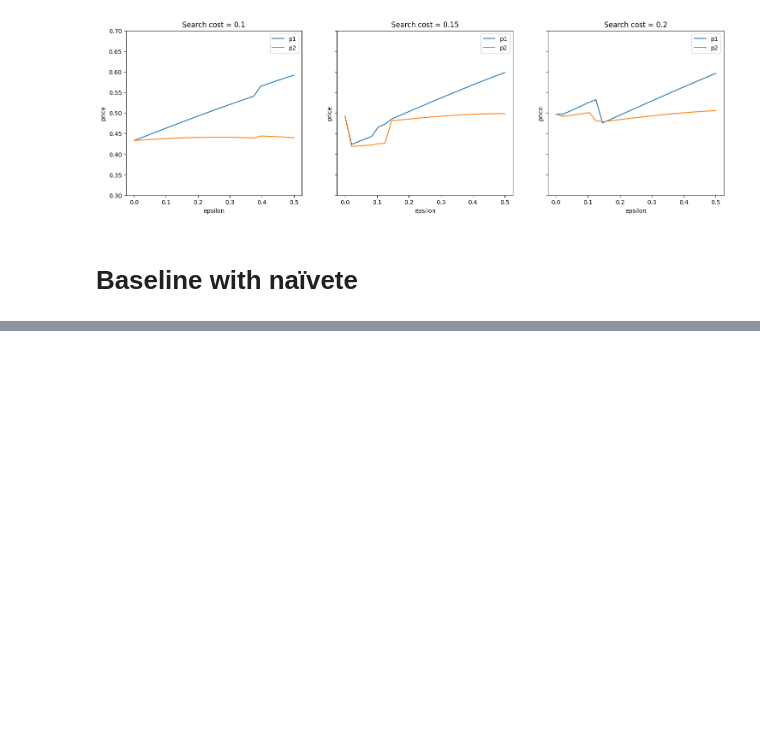
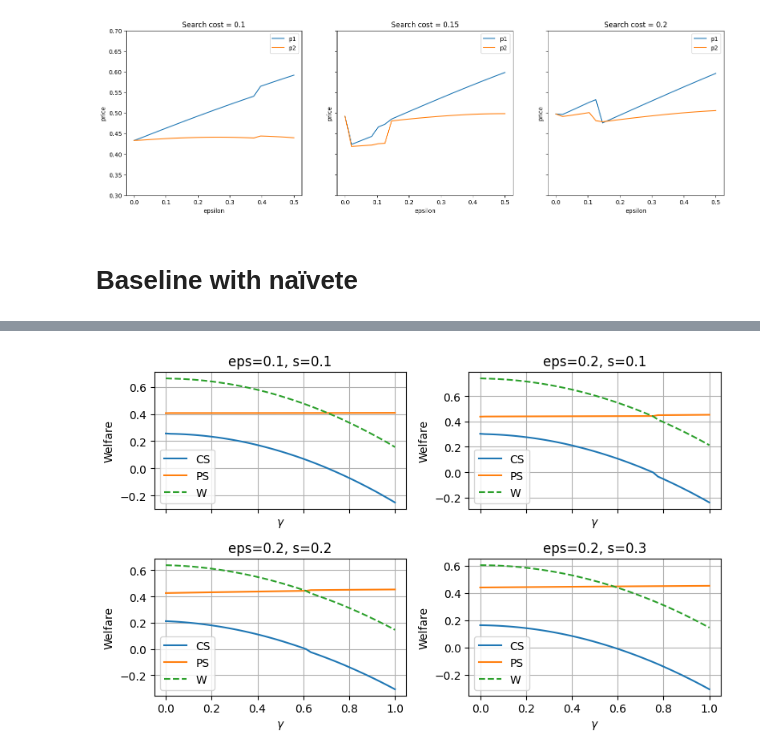
Before and after one commit to lkh927/masters2026, a Jupyter notebook: Model.ipynb, the cells around one changed output, grey strips where cells are left out. Cells and saved outputs as stored; diff of their text form; code cells hidden in the pictures; blank space fills up the shorter version.

```diff
--- a/Model.ipynb
+++ b/Model.ipynb
@@ -200 +132,23 @@ plt.show()
+# %%
+# variable epsilon with naïvete
+mu = 0.75
+fig, axes = plt.subplots(2, 2, figsize=(8, 5), sharex=True)
+
+for ax, (eps, s) in zip(axes.flatten(), cases):
+
+    p1, p2, pi1, pi2, theta, CS, PS, W = model.compute_equilibrium_path(eps, s, gamma_grid, mu)
+    ax.plot(gamma_grid, CS, label="CS")
+    ax.plot(gamma_grid, PS, label="PS")
+    ax.plot(gamma_grid, W, linestyle="--", label="W")
+
+    ax.set_title(f"eps={eps}, s={s}")
+    ax.set_xlabel(r"$\gamma$")
+    ax.set_ylabel("Welfare")
+    ax.legend()
+    ax.grid(True)
+
+plt.tight_layout()
+plt.show()
+# %% [output]
+[figure, added]
 # %%
```
Also changed, not shown: parts of 20 cells of this notebook, 3 other files.
